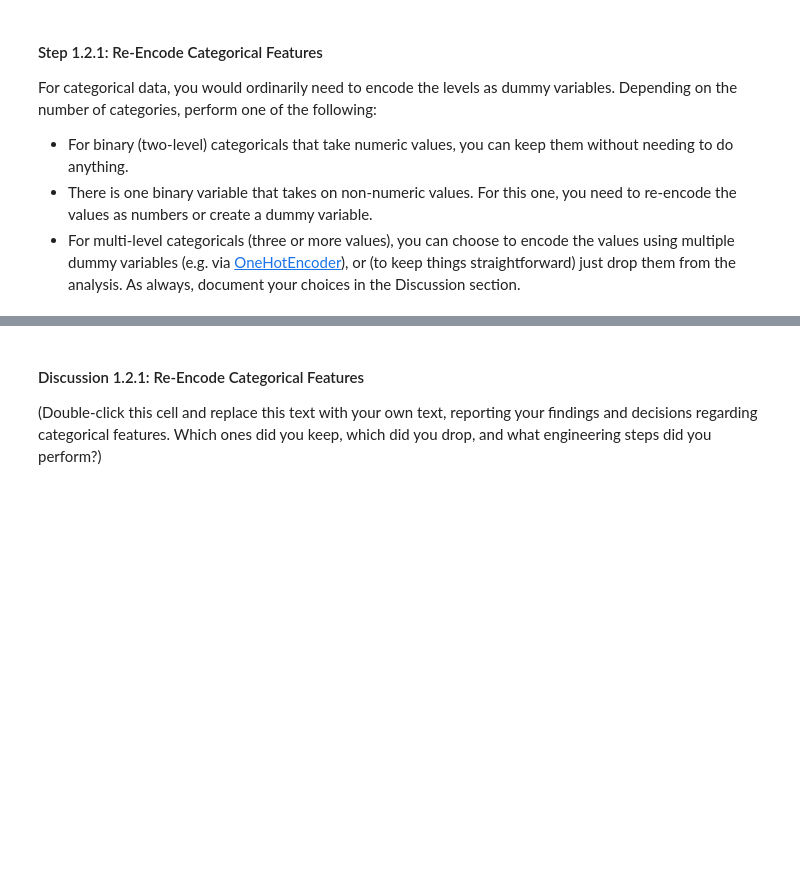
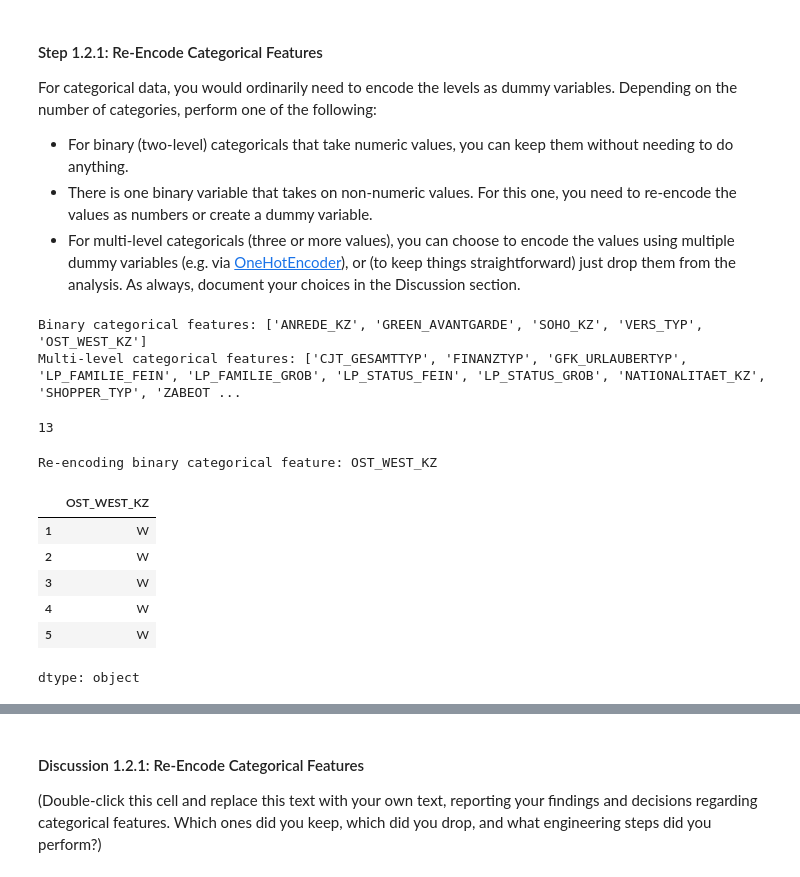
Before and after one commit to mo-matar/Identify-Customer-Segments-Unsupervised-Learning-Project, a Jupyter notebook: Identify_Customer_Segments.ipynb, the cells around one changed output, grey strips where cells are left out. Drawn from its saved outputs; the diff is of its cells as text; code cells hidden in the pictures; blank space fills up the shorter version.

```diff
--- a/Identify_Customer_Segments.ipynb
+++ b/Identify_Customer_Segments.ipynb
@@ -512,0 +514,39 @@ For categorical data, you would ordinarily need to encode the levels as dummy va
+# %%
+binary_categoricals = []
+multi_level_categoricals = []
+
+for feature in categorical_features:
+    if feature in low_missing_data.columns:  # Ensure the feature exists in the dataset
+        if low_missing_data[feature].nunique() == 2:  # Binary categorical
+            binary_categoricals.append(feature)
+        else:  # Multi-level categorical
+            multi_level_categoricals.append(feature)
+
+print("Binary categorical features:", binary_categoricals)
+print("Multi-level categorical features:", multi_level_categoricals)
+# %% [output]
+Binary categorical features: ['ANREDE_KZ', 'GREEN_AVANTGARDE', 'SOHO_KZ', 'VERS_TYP', 'OST_WEST_KZ']
+Multi-level categorical features: ['CJT_GESAMTTYP', 'FINANZTYP', 'GFK_URLAUBERTYP', 'LP_FAMILIE_FEIN', 'LP_FAMILIE_GROB', 'LP_STATUS_FEIN', 'LP_STATUS_GROB', 'NATIONALITAET_KZ', 'SHOPPER_TYP', 'ZABEOT ...
+# %%
+len(multi_level_categoricals)
+# %% [output]
+13
+# %%
+# Identify binary categoricals with non-numeric values
+low_missing_data_encoded_b = low_missing_data.copy()
+for feature in binary_categoricals:
+    if not np.issubdtype(low_missing_data[feature].dtype, np.number):  # Check if non-numeric
+        print(f"Re-encoding binary categorical feature: {feature}")
+        low_missing_data_encoded_b[feature] = low_missing_data[feature].astype('category').cat.codes  # Encode as 0 and 1
+# %% [output]
+Re-encoding binary categorical feature: OST_WEST_KZ
+# %%
+low_missing_data['OST_WEST_KZ'].head(10)
+# %% [output]
+|  | OST_WEST_KZ |
+| 1 | W |
+| 2 | W |
+| 3 | W |
+| 4 | W |
+| 5 | W |
+dtype: object
```
Also changed, not shown: parts of 5 cells of this notebook.
